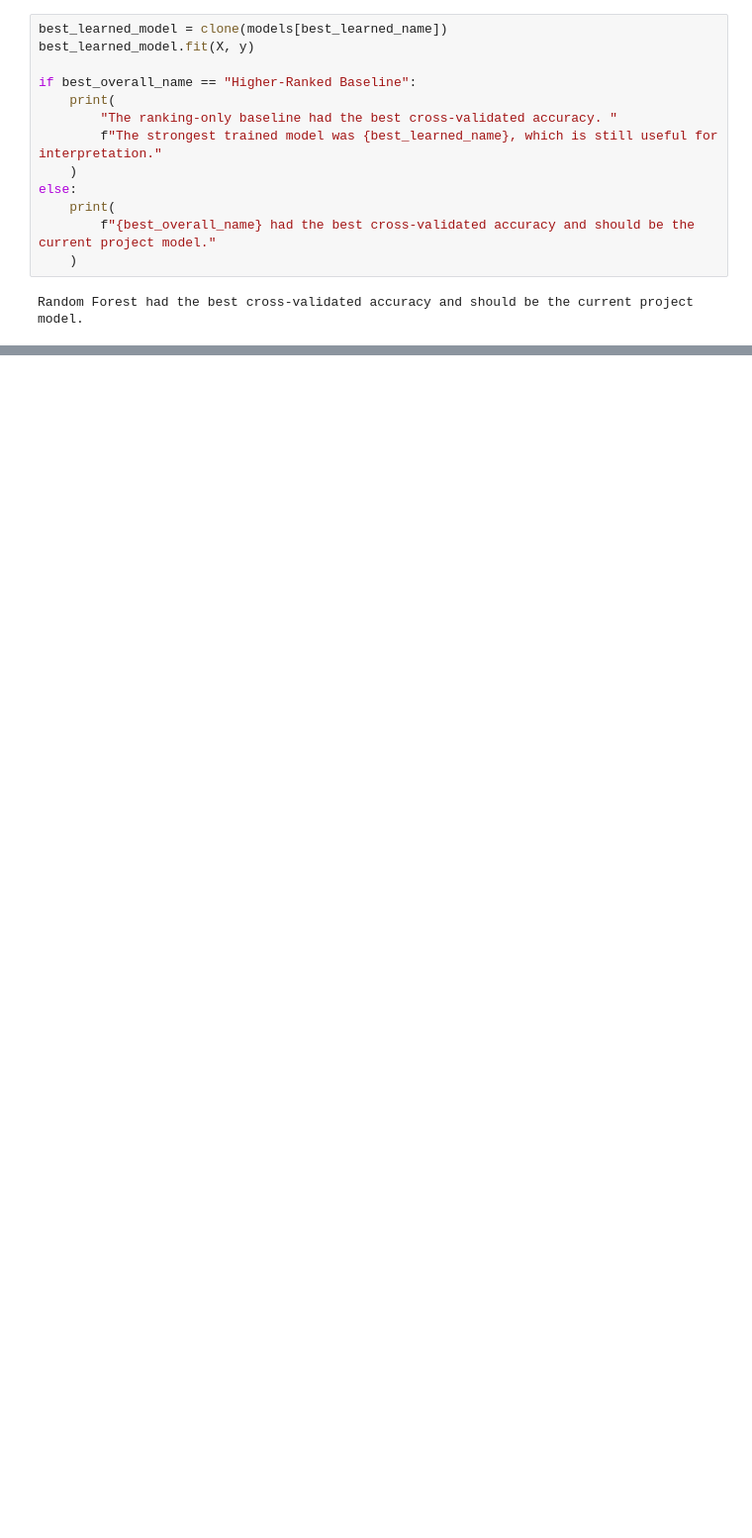
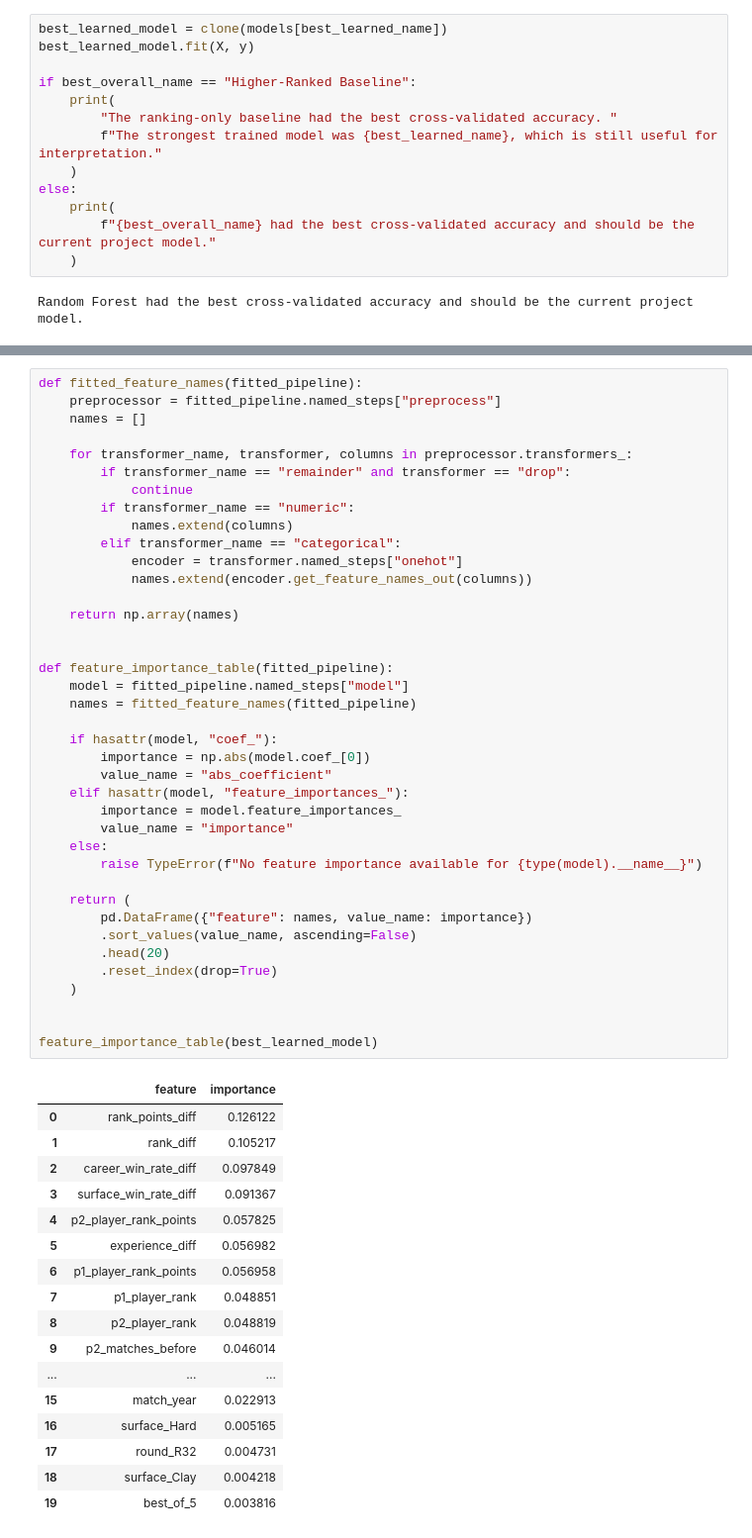
Before and after one commit to wekantakabotdis/CS439-Project, a Jupyter notebook: main.ipynb, the cells around one changed output, grey strips where cells are left out. Shown at 99% size. Drawn from its saved outputs; the diff is of its cells as text; blank space fills up the shorter version.

Commit message:
Added interpretation of the best learned model and saved modeling outputs

```diff
--- a/main.ipynb
+++ b/main.ipynb
@@ -659,0 +662,57 @@ Random Forest had the best cross-validated accuracy and should be the current pr
+# %%
+def fitted_feature_names(fitted_pipeline):
+    preprocessor = fitted_pipeline.named_steps["preprocess"]
+    names = []
+
+    for transformer_name, transformer, columns in preprocessor.transformers_:
+        if transformer_name == "remainder" and transformer == "drop":
+            continue
+        if transformer_name == "numeric":
+            names.extend(columns)
+        elif transformer_name == "categorical":
+            encoder = transformer.named_steps["onehot"]
+            names.extend(encoder.get_feature_names_out(columns))
+
+    return np.array(names)
+
+
+def feature_importance_table(fitted_pipeline):
+    model = fitted_pipeline.named_steps["model"]
+    names = fitted_feature_names(fitted_pipeline)
+
+    if hasattr(model, "coef_"):
+        importance = np.abs(model.coef_[0])
+        value_name = "abs_coefficient"
+    elif hasattr(model, "feature_importances_"):
+        importance = model.feature_importances_
+        value_name = "importance"
+    else:
+        raise TypeError(f"No feature importance available for {type(model).__name__}")
+
+    return (
+        pd.DataFrame({"feature": names, value_name: importance})
+        .sort_values(value_name, ascending=False)
+        .head(20)
+        .reset_index(drop=True)
+    )
+
+
+feature_importance_table(best_learned_model)
+# %% [output]
+|  | feature | importance |
+| 0 | rank_points_diff | 0.126122 |
+| 1 | rank_diff | 0.105217 |
+| 2 | career_win_rate_diff | 0.097849 |
+| 3 | surface_win_rate_diff | 0.091367 |
+| 4 | p2_player_rank_points | 0.057825 |
+| 5 | experience_diff | 0.056982 |
+| 6 | p1_player_rank_points | 0.056958 |
+| 7 | p1_player_rank | 0.048851 |
+| 8 | p2_player_rank | 0.048819 |
+| 9 | p2_matches_before | 0.046014 |
+| ... | ... | ... |
+| 15 | match_year | 0.022913 |
+| 16 | surface_Hard | 0.005165 |
+| 17 | round_R32 | 0.004731 |
+| 18 | surface_Clay | 0.004218 |
+| 19 | best_of_5 | 0.003816 |
```
Also changed, not shown: parts of 7 cells of this notebook.
